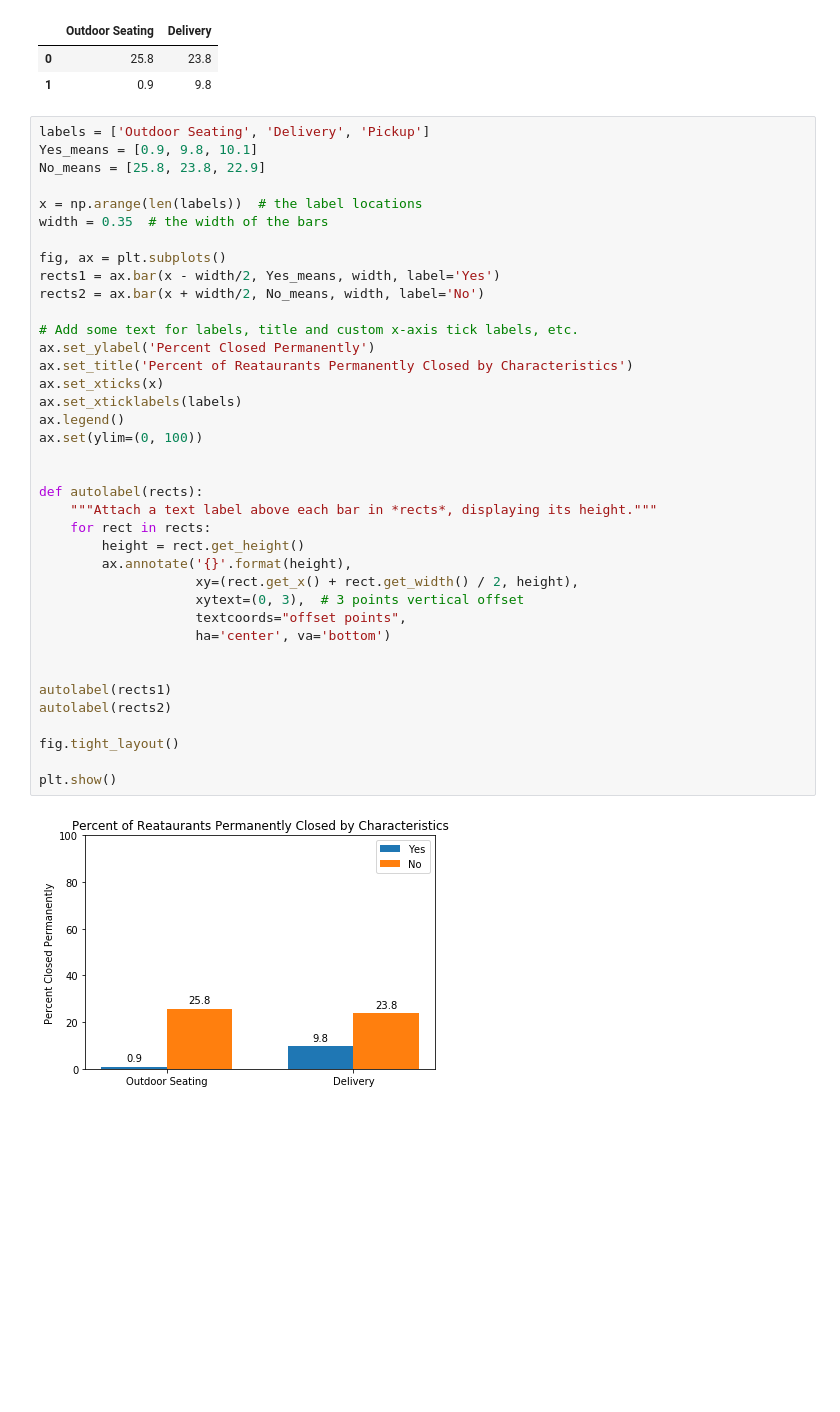
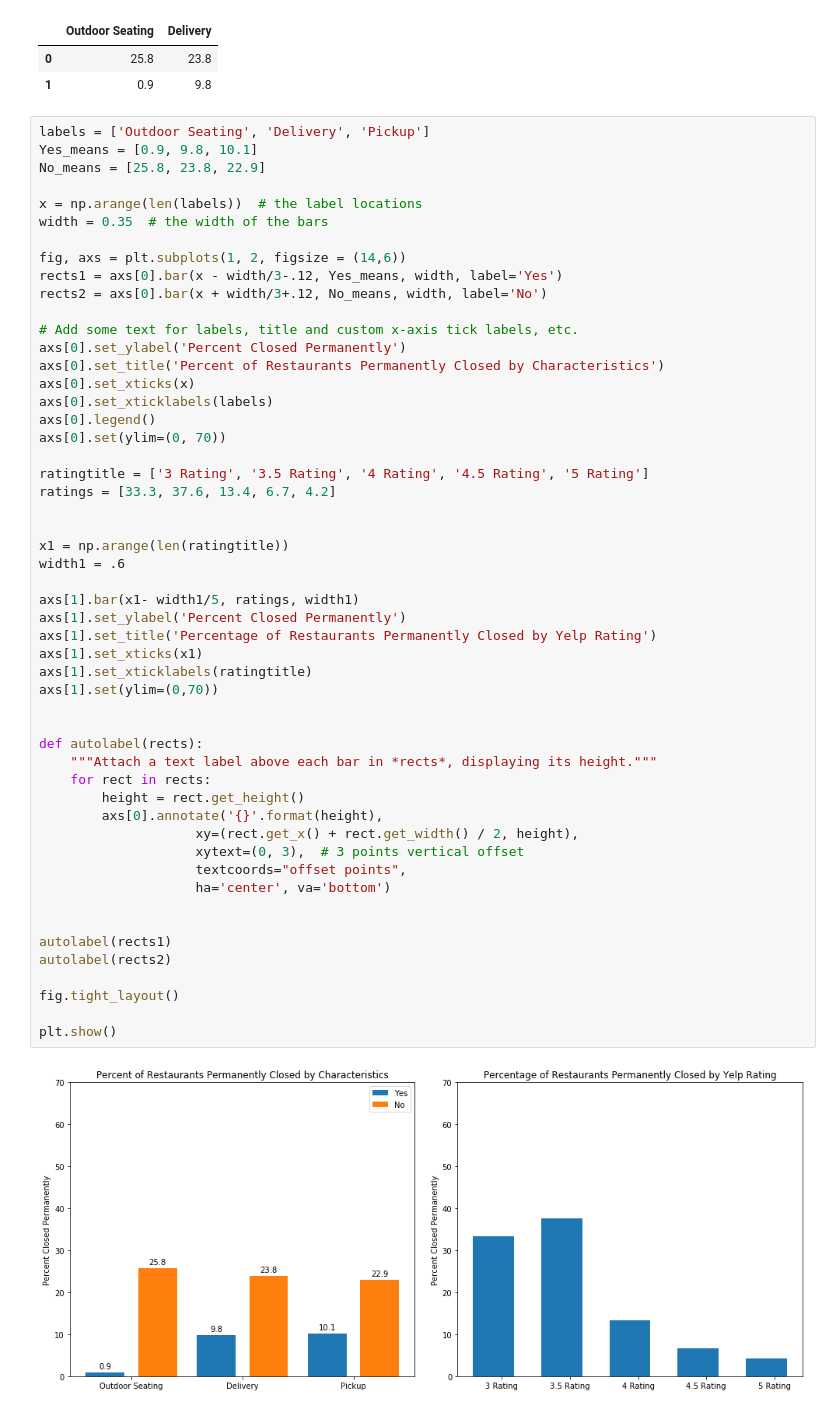
Before and after one commit to bagnine/nyc_restaurant_project, a Jupyter notebook: Univariable & bivariable analysis.ipynb, the cells around one changed output. Drawn from its saved outputs; the diff is of its cells as text; blank space fills up the shorter version.

```diff
--- a/Univariable & bivariable analysis.ipynb
+++ b/Univariable & bivariable analysis.ipynb
@@ -798,40 +798,54 @@ df_plot
 # %%
 labels = ['Outdoor Seating', 'Delivery', 'Pickup']
 Yes_means = [0.9, 9.8, 10.1]
 No_means = [25.8, 23.8, 22.9]
 
 x = np.arange(len(labels))  # the label locations
 width = 0.35  # the width of the bars
 
-fig, ax = plt.subplots()
-rects1 = ax.bar(x - width/2, Yes_means, width, label='Yes')
-rects2 = ax.bar(x + width/2, No_means, width, label='No')
+fig, axs = plt.subplots(1, 2, figsize = (14,6))
+rects1 = axs[0].bar(x - width/3-.12, Yes_means, width, label='Yes')
+rects2 = axs[0].bar(x + width/3+.12, No_means, width, label='No')
 
 # Add some text for labels, title and custom x-axis tick labels, etc.
-ax.set_ylabel('Percent Closed Permanently')
-ax.set_title('Percent of Reataurants Permanently Closed by Characteristics')
-ax.set_xticks(x)
-ax.set_xticklabels(labels)
-ax.legend()
-ax.set(ylim=(0, 100))
+axs[0].set_ylabel('Percent Closed Permanently')
+axs[0].set_title('Percent of Restaurants Permanently Closed by Characteristics')
+axs[0].set_xticks(x)
+axs[0].set_xticklabels(labels)
+axs[0].legend()
+axs[0].set(ylim=(0, 70))
+
+ratingtitle = ['3 Rating', '3.5 Rating', '4 Rating', '4.5 Rating', '5 Rating']
+ratings = [33.3, 37.6, 13.4, 6.7, 4.2]
+
+
+x1 = np.arange(len(ratingtitle))
+width1 = .6
+
+axs[1].bar(x1- width1/5, ratings, width1)
+axs[1].set_ylabel('Percent Closed Permanently')
+axs[1].set_title('Percentage of Restaurants Permanently Closed by Yelp Rating')
+axs[1].set_xticks(x1)
+axs[1].set_xticklabels(ratingtitle)
+axs[1].set(ylim=(0,70))
 
 
 def autolabel(rects):
     """Attach a text label above each bar in *rects*, displaying its height."""
     for rect in rects:
         height = rect.get_height()
-        ax.annotate('{}'.format(height),
+        axs[0].annotate('{}'.format(height),
                     xy=(rect.get_x() + rect.get_width() / 2, height),
                     xytext=(0, 3),  # 3 points vertical offset
                     textcoords="offset points",
                     ha='center', va='bottom')
 
 
 autolabel(rects1)
 autolabel(rects2)
 
 fig.tight_layout()
 
 plt.show()
 # %% [output]
-[figure, old version]
+[figure, new version]
```
Also changed, not shown: parts of 1 cell of this notebook, 1 other file.
